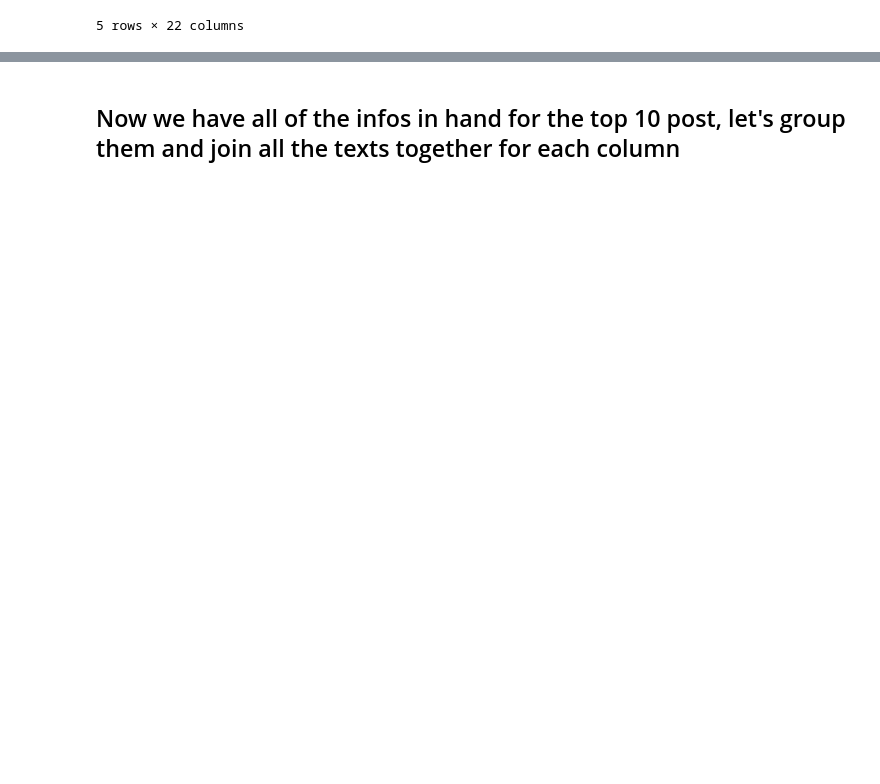
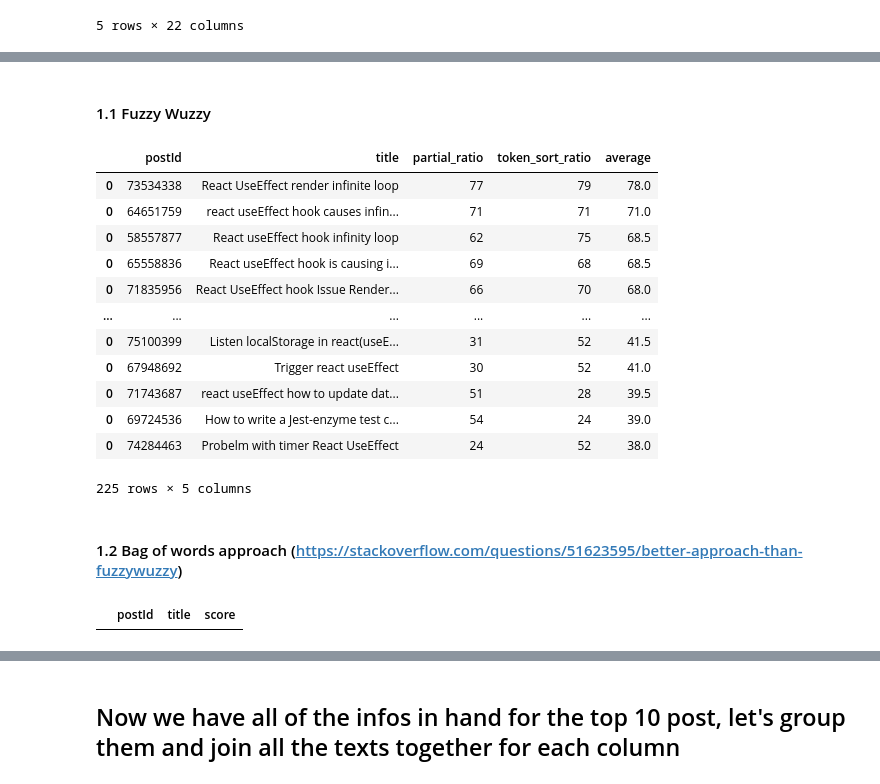
Before and after one commit to Shaunmak1214/Time-Series-Based-Text-Summarization, a Jupyter notebook: preprocessing.ipynb, the cells around one changed output, grey strips where cells are left out. Drawn from its saved outputs; the diff is of its cells as text; code cells hidden in the pictures; blank space fills up the shorter version.

```diff
--- a/preprocessing.ipynb
+++ b/preprocessing.ipynb
@@ -131,0 +169,59 @@ display(dFACT)
+# %% [markdown]
+#### 1.1 Fuzzy Wuzzy
+# %%
+fuzzywuzzy_df = pd.DataFrame(columns=['postId', 'title', 'partial_ratio', 'token_sort_ratio'])
+for unique_value in unique_values:
+    # find the postId of the unique value
+    postId = df[df['POSTTITLE'] == unique_value]['POSTID'].tolist()[0]
+    fuzzywuzzy_df = pd.concat([fuzzywuzzy_df, pd.DataFrame({'postId': postId , 'title': unique_value, 'partial_ratio': calPartialRatio(unique_value, query), 'token_sort_ratio': calTokenSortRatio(unique_value, query)}, index=[0])], )
+
+matchesPR = fuzzywuzzy_df.sort_values(by=['partial_ratio'], ascending=False)
+matchesPR = matchesPR[matchesPR['partial_ratio'] > 50]
+
+matchesTS = fuzzywuzzy_df.sort_values(by=['token_sort_ratio'], ascending=False)
+matchesTS = matchesTS[matchesTS['token_sort_ratio'] > 50]
+
+Top10MathesMerged = pd.concat([matchesTS, matchesPR]).drop_duplicates()
+Top10MathesMerged['average'] = (Top10MathesMerged['token_sort_ratio'] + Top10MathesMerged['partial_ratio']) / 2
+Top10MathesMerged = Top10MathesMerged.sort_values(by=['average'], ascending=False)
+
+display(Top10MathesMerged)
+# %% [output]
+|  | postId | title | partial_ratio | token_sort_ratio | average |
+| 0 | 73534338 | React UseEffect render infinite loop | 77 | 79 | 78.0 |
+| 0 | 64651759 | react useEffect hook causes infin... | 71 | 71 | 71.0 |
+| 0 | 58557877 | React useEffect hook infinity loop | 62 | 75 | 68.5 |
+| 0 | 65558836 | React useEffect hook is causing i... | 69 | 68 | 68.5 |
+| 0 | 71835956 | React UseEffect hook Issue Render... | 66 | 70 | 68.0 |
+| ... | ... | ... | ... | ... | ... |
+| 0 | 75100399 | Listen localStorage in react(useE... | 31 | 52 | 41.5 |
+| 0 | 67948692 | Trigger react useEffect | 30 | 52 | 41.0 |
+| 0 | 71743687 | react useEffect how to update dat... | 51 | 28 | 39.5 |
+| 0 | 69724536 | How to write a Jest-enzyme test c... | 54 | 24 | 39.0 |
+| 0 | 74284463 | Probelm with timer React UseEffect | 24 | 52 | 38.0 |
+225 rows × 5 columns
+# %% [markdown]
+#### 1.2 Bag of words approach (https://stackoverflow.com/questions/51623595/better-approach-than-fuzzywuzzy)
+# %%
+bag_words_df = pd.DataFrame(columns=['postId', 'title', 'score'])
+
+def myScore(lst1, lst2):
+    c = sum(el in lst1 for el in lst2)
+    if (len(lst1) == 0 or len(lst2) == 0):
+        retval = 0.0
+    else:
+        retval = 0.5 * (c/len(lst1) + c/len(lst2))
+
+    return retval
+
+query_tokenized = nltk.word_tokenize(query)
+
+for unique_value in unique_values:
+    postId = df[df['POSTTITLE'] == unique_value]['POSTID'].tolist()[0]
+    bag_words_df = pd.concat([bag_words_df, pd.DataFrame({'postId': postId , 'title': unique_value, 'score': myScore(nltk.word_tokenize(unique_value), query_tokenized)}, index=[0])], )
+
+TopMatchesBOW = bag_words_df.sort_values(by=['score'], ascending=False)
+TopMatchesBOW = TopMatchesBOW[TopMatchesBOW['score'] > 0.5]
+display(TopMatchesBOW)
+# %% [output]
+|  | postId | title | score |
```
Also changed, not shown: parts of 25 cells of this notebook, 1 other file.
